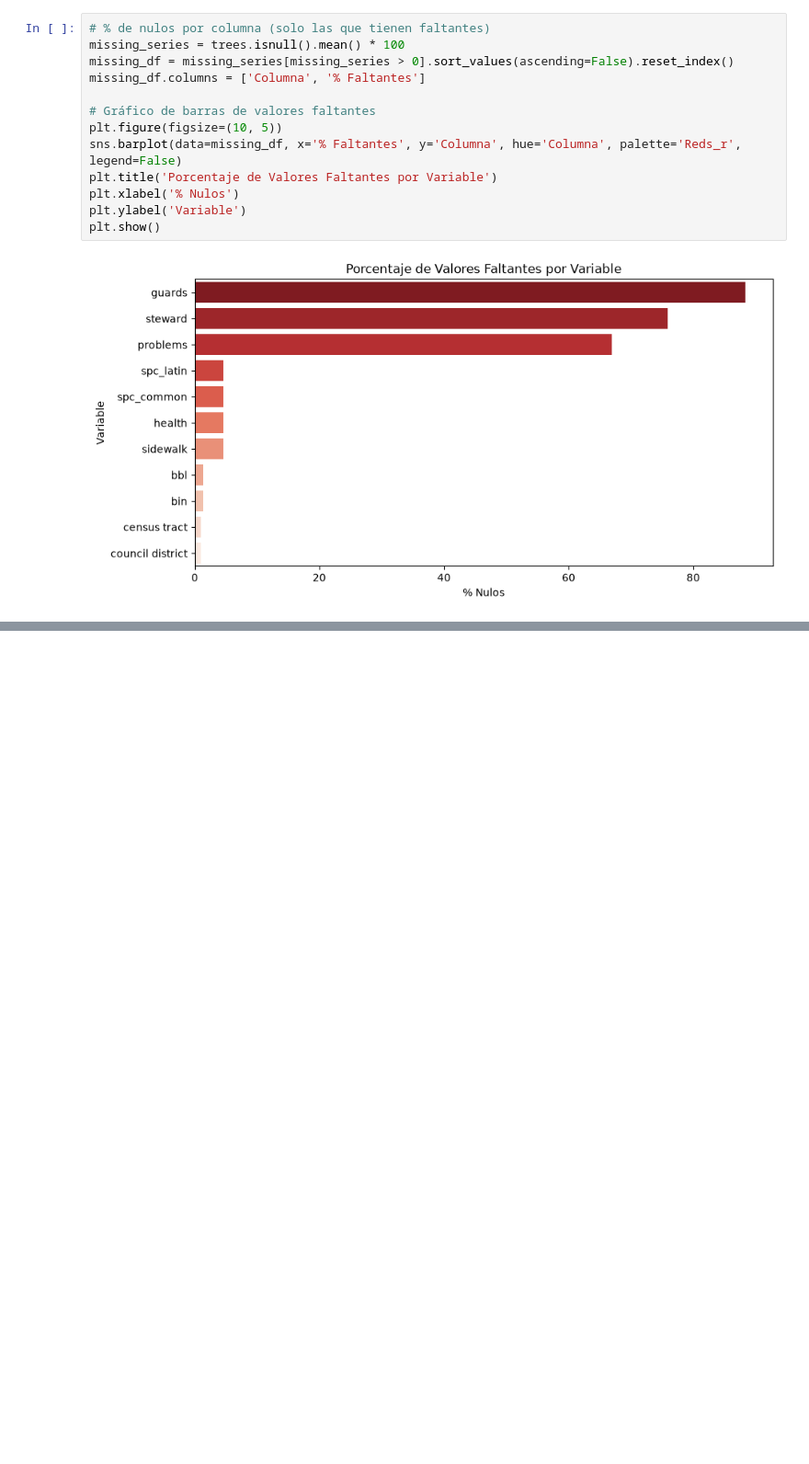
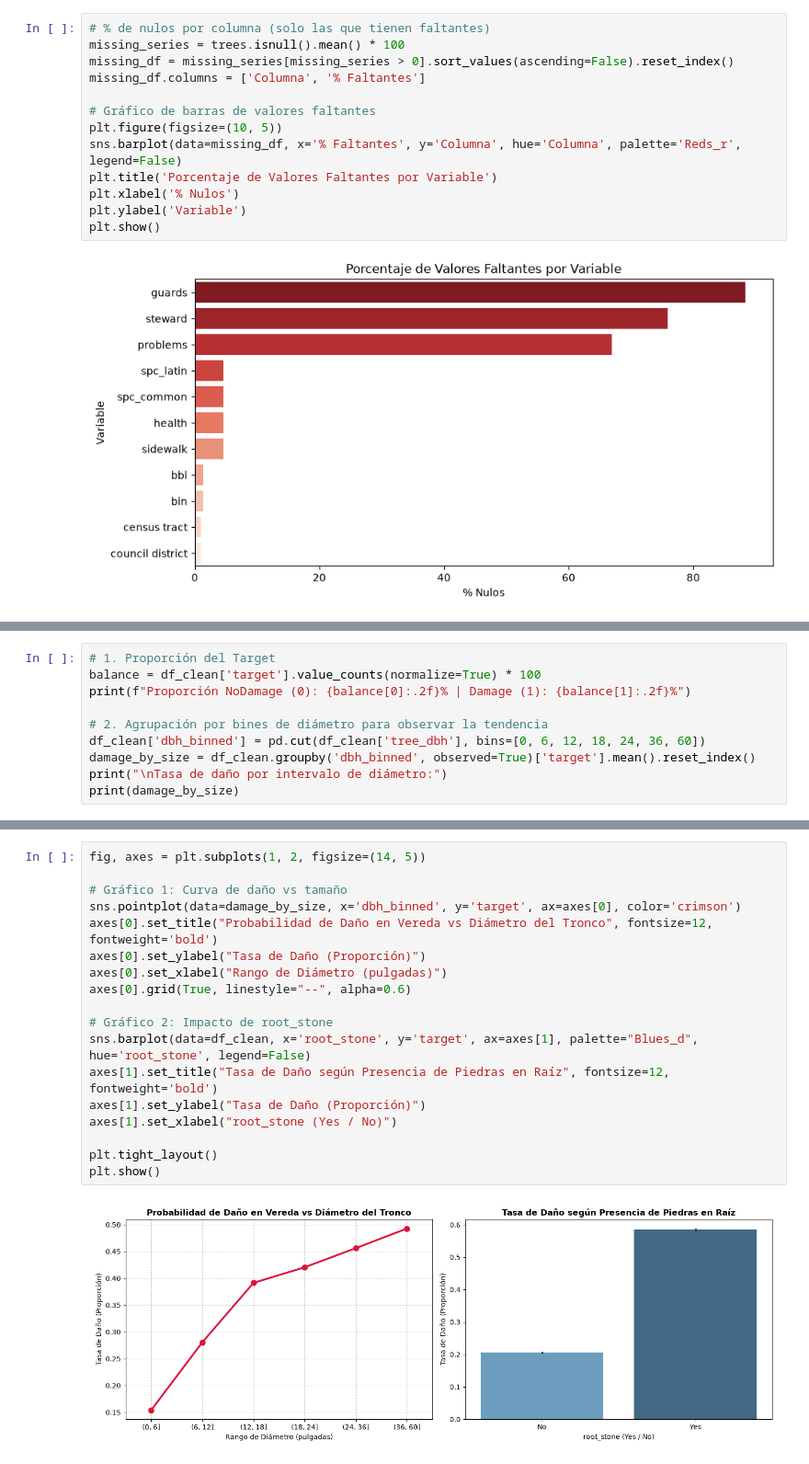
Before and after one commit to EnzoFer/YPF-curso-Data-Science, a Jupyter notebook: Final/Final.ipynb, the cells around one changed output, grey strips where cells are left out. Shown at 92% size. Cells and saved outputs as stored; diff of their text form; blank space fills up the shorter version.

```diff
--- a/Final/Final.ipynb
+++ b/Final/Final.ipynb
@@ -121,0 +268,10 @@ plt.show()
+# %%
+# 1. Proporción del Target
+balance = df_clean['target'].value_counts(normalize=True) * 100
+print(f"Proporción NoDamage (0): {balance[0]:.2f}% | Damage (1): {balance[1]:.2f}%")
+
+# 2. Agrupación por bines de diámetro para observar la tendencia
+df_clean['dbh_binned'] = pd.cut(df_clean['tree_dbh'], bins=[0, 6, 12, 18, 24, 36, 60])
+damage_by_size = df_clean.groupby('dbh_binned', observed=True)['target'].mean().reset_index()
+print("\nTasa de daño por intervalo de diámetro:")
+print(damage_by_size)
@@ -121,0 +289,20 @@ plt.show()
+# %%
+fig, axes = plt.subplots(1, 2, figsize=(14, 5))
+
+# Gráfico 1: Curva de daño vs tamaño
+sns.pointplot(data=damage_by_size, x='dbh_binned', y='target', ax=axes[0], color='crimson')
+axes[0].set_title("Probabilidad de Daño en Vereda vs Diámetro del Tronco", fontsize=12, fontweight='bold')
+axes[0].set_ylabel("Tasa de Daño (Proporción)")
+axes[0].set_xlabel("Rango de Diámetro (pulgadas)")
+axes[0].grid(True, linestyle="--", alpha=0.6)
+
+# Gráfico 2: Impacto de root_stone
+sns.barplot(data=df_clean, x='root_stone', y='target', ax=axes[1], palette="Blues_d", hue='root_stone', legend=False)
+axes[1].set_title("Tasa de Daño según Presencia de Piedras en Raíz", fontsize=12, fontweight='bold')
+axes[1].set_ylabel("Tasa de Daño (Proporción)")
+axes[1].set_xlabel("root_stone (Yes / No)")
+
+plt.tight_layout()
+plt.show()
+# %% [output]
+[figure, added]
```
Also changed, not shown: parts of 15 cells of this notebook, 9 other files.
